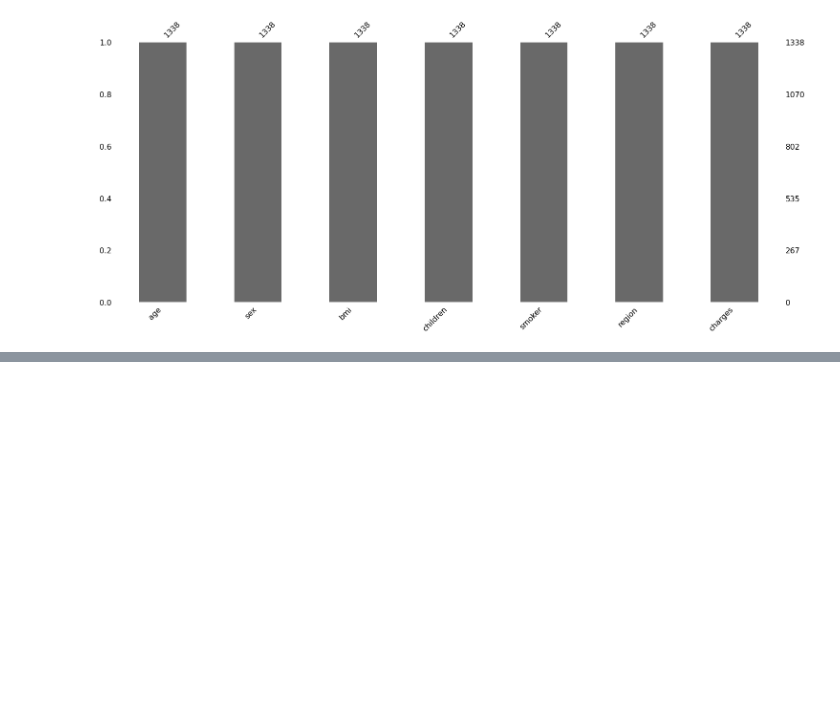
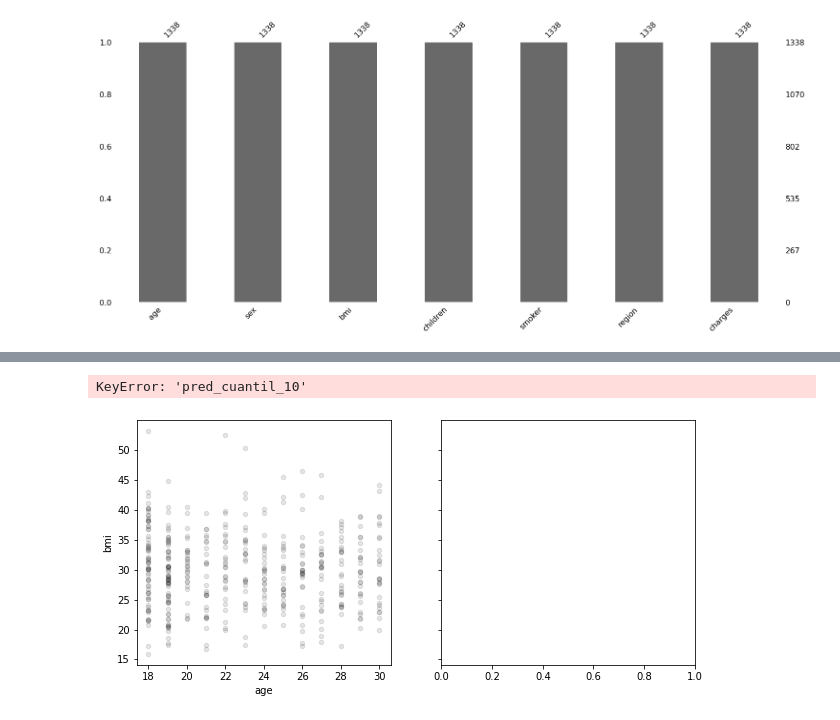
Before and after one commit to drmorales4/proyectoRegresion_BIM2, a Jupyter notebook: pruebaBimestral_medicalCostPersonal.ipynb, the cells around one changed output, grey strips where cells are left out. Saved outputs shown, nothing was run; the diff lists cells and outputs as text; code cells hidden in the pictures; blank space fills up the shorter version.

```diff
--- a/pruebaBimestral_medicalCostPersonal.ipynb
+++ b/pruebaBimestral_medicalCostPersonal.ipynb
@@ -187,0 +291,4 @@ msno.bar(data)
+# %%
+# Mejor modelo encontrado
+# ==============================================================================
+modelo = grid.best_estimator_
@@ -187,0 +301,76 @@ msno.bar(data)
+# %%
+grid_X = np.linspace(start=min(data.age), stop=max(data.age), num=2000)
+predicciones_dist = modelo.pred_dist(X=grid_X.reshape(-1, 1))
+pred_cuantil_10 = [stats.lognorm.ppf(q=0.1, **dist.params) for dist in predicciones_dist]
+pred_cuantil_90 = [stats.lognorm.ppf(q=0.9, **dist.params) for dist in predicciones_dist]
+df_intervalos = pd.DataFrame({
+                    'age': grid_X,
+                    'pred_cuantil_10': pred_cuantil_10,
+                    'pred_cuantil_90': pred_cuantil_90
+                })
+# %%
+# Gráfico intervalo cuantílico 10%-90%
+# ==============================================================================
+fig, axs = plt.subplots(ncols=2, nrows=1, figsize=(10, 4.5), sharey=True)
+
+data[data.age <= 30].plot(
+    x    = 'age',
+    y    = 'bmi',
+    c    = 'black',
+    kind = "scatter",
+    alpha = 0.1,
+    ax   = axs[0]
+)
+
+df_intervalos[df_intervalos.age <= 30].plot(
+    x    = 'age',
+    y    = 'pred_cuantil_10',
+    c    = 'red',
+    kind = "line",
+    ax   = axs[0]
+)
+
+df_intervalos[df_intervalos.age <= 30].plot(
+    x    = 'age',
+    y    = 'pred_cuantil_90',
+    c    = 'red',
+    kind = "line",
+    ax   = axs[0]
+)
+
+axs[0].set_ylim([10, 30])
+axs[0].set_title('Edad <= 30 años')
+
+data[data.age > 30].plot(
+    x    = 'age',
+    y    = 'bmi',
+    c    = 'black',
+    kind = "scatter",
+    alpha = 0.1,
+    ax   = axs[1]
+)
+
+df_intervalos[df_intervalos.age > 30].plot(
+    x    = 'age',
+    y    = 'pred_cuantil_10',
+    c    = 'red',
+    kind = "line",
+    ax   = axs[1]
+)
+
+df_intervalos[df_intervalos.age > 30].plot(
+    x    = 'age',
+    y    = 'pred_cuantil_90',
+    c    = 'red',
+    kind = "line",
+    ax   = axs[1]
+)
+axs[1].set_title('Edad > 30 años')
+axs[1].get_legend().remove()
+
+fig.tight_layout()
+plt.subplots_adjust(top = 0.85)
+fig.suptitle('Distribución índice masa corporal en función de la edad', fontsize = 14);
+# %% [output]
+KeyError: 'pred_cuantil_10'
+[figure, added]
```
Also changed, not shown: parts of 43 cells of this notebook.
